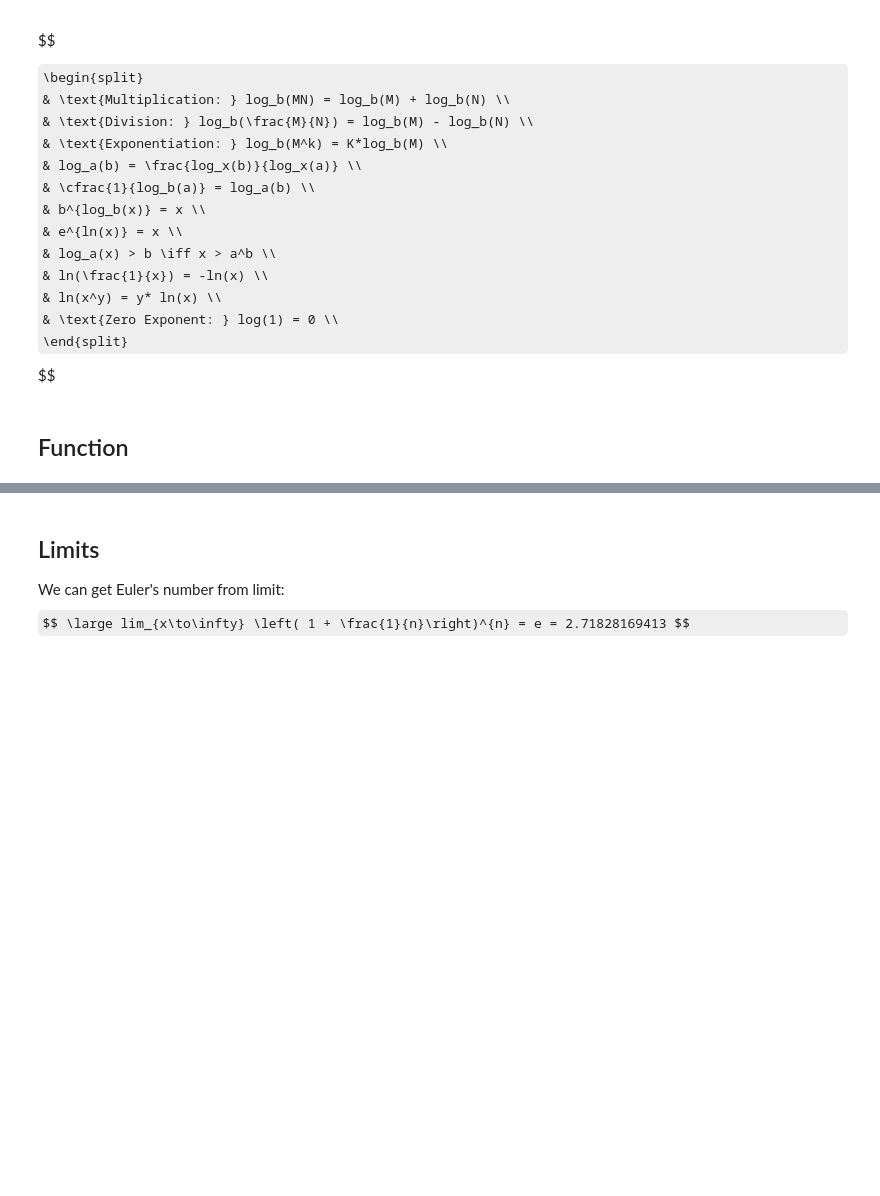
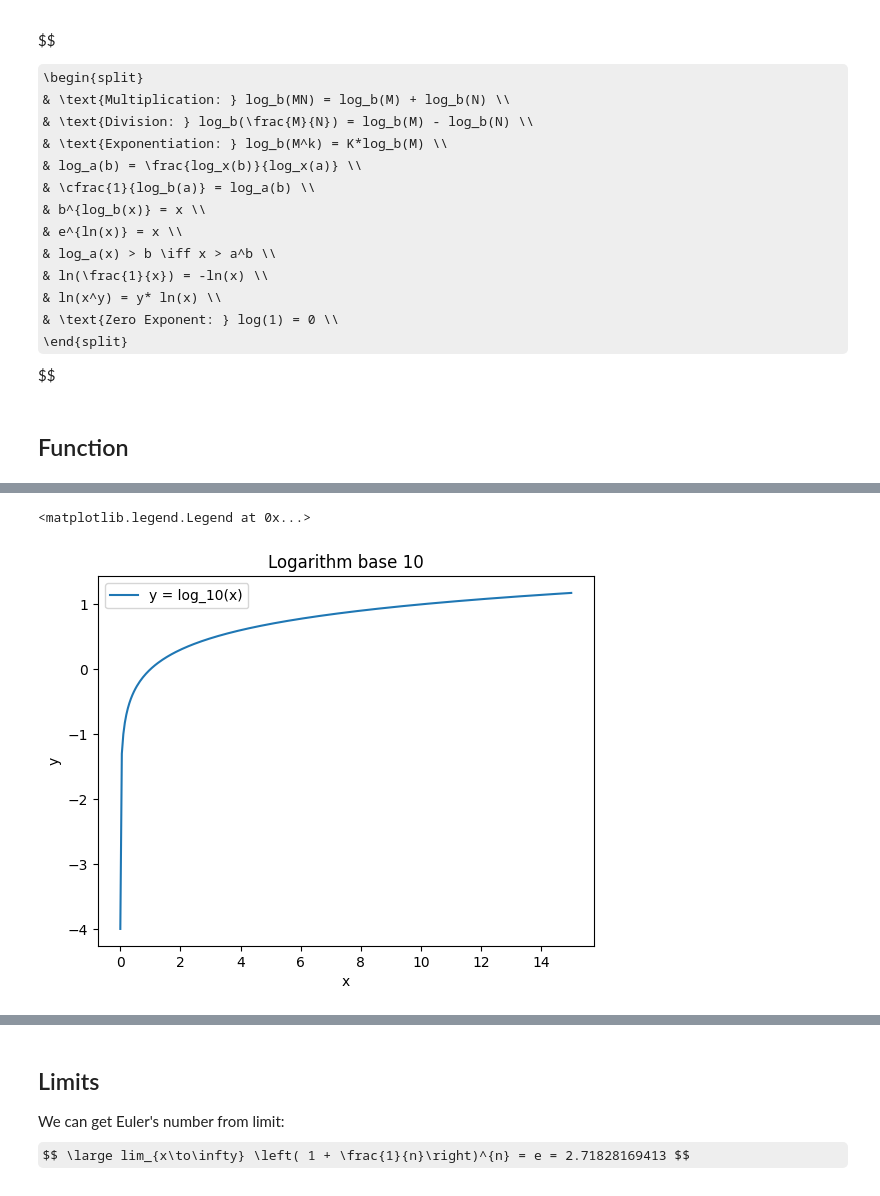
Before and after one commit to EvgeniiZorin/Handbook_Statistics-Probability-and-ML, a Jupyter notebook: _0_Mathematics.ipynb, the cells around one changed output, grey strips where cells are left out. Drawn from its saved outputs; the diff is of its cells as text; code cells hidden in the pictures; some formulas as TeX source; blank space fills up the shorter version.

```diff
--- a/_0_Mathematics.ipynb
+++ b/_0_Mathematics.ipynb
@@ -8,0 +11,8 @@ $a > 5$, $b \ge 10$ - inequalities
+# %%
+### solve equation
+### x**2 = 1
+
+from sympy.solvers import solve
+from sympy import Symbol
+x = Symbol('x')
+solve(x**2 - 1, x)
@@ -418,3 +434,14 @@ import math
 math.log(10)
 # %% [output]
 2.302585092994046
+# %%
+import sympy
+from sympy.solvers import solve
+from sympy import Symbol, nsolve
+import numpy as np
+
+x = Symbol('x')
+a = solve(sympy.log(x+2, 10, evaluate=False) - sympy.log(x**2) - 4, x)
+print(a)
+for i in a:
+    print( sympy.N(i) )
@@ -459,3 +512,23 @@ plt.legend()
+# %%
+import numpy as np
+import pandas as pd
+import matplotlib.pyplot as plt
+import seaborn as sns
+import math
+
+x = np.linspace(0, 15, 300)
+y = lambda y: [math.log(i, 10) if i != 0 else math.log(0.0001, 10) for i in y] # y is an array
+
+plt.plot(x, y(x), label='y = log_10(x)')
+# plt.plot(x, -np.log(x), label='y = -ln(x)')
+plt.xlabel('x')
+plt.ylabel('y')
+plt.title('Logarithm base 10')
+
+plt.legend()
+# %% [output]
+<matplotlib.legend.Legend at 0x...>
+[figure, added]
 # %% [markdown]
 # Calculus
 
```
Also changed, not shown: parts of 10 cells of this notebook, 3 other files.
